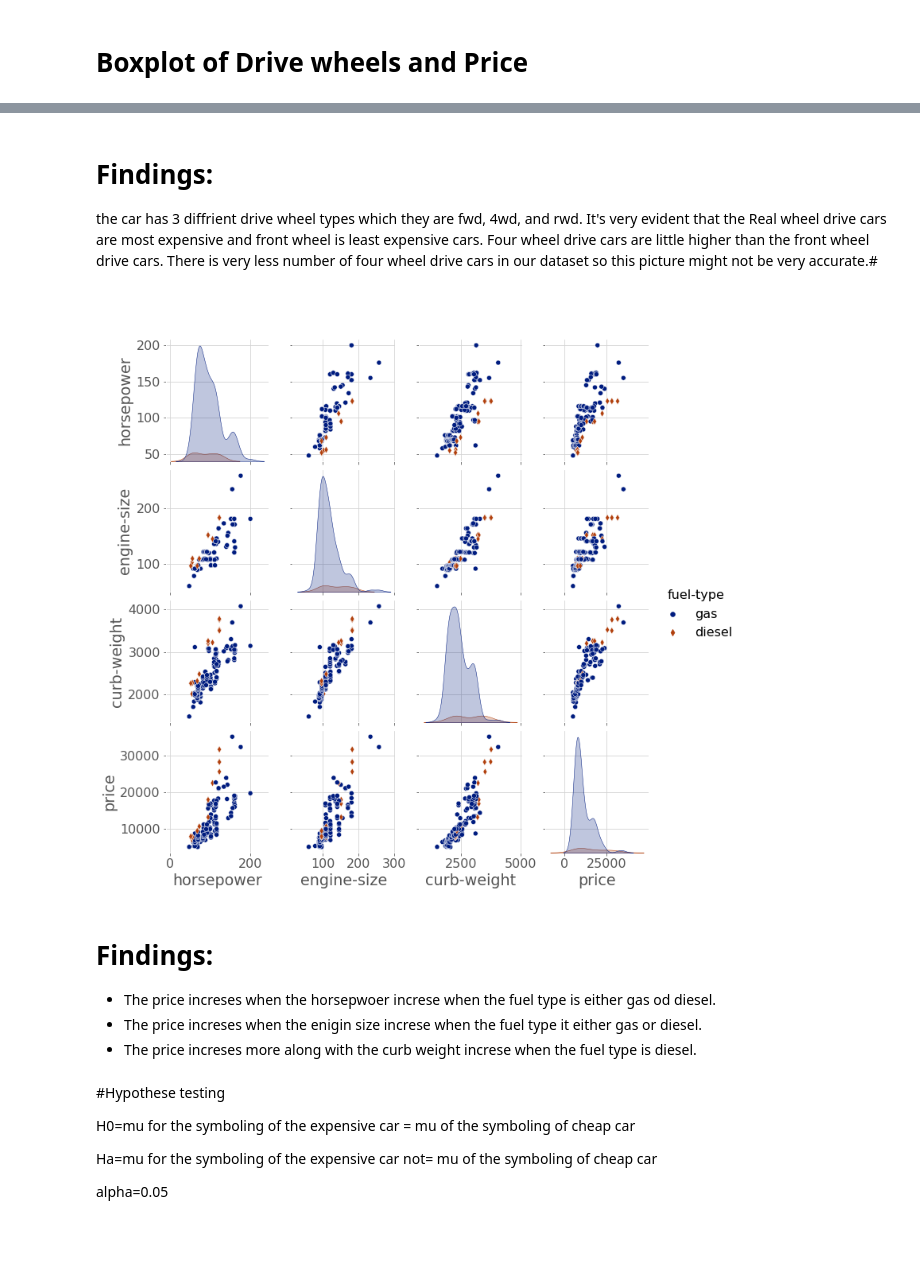
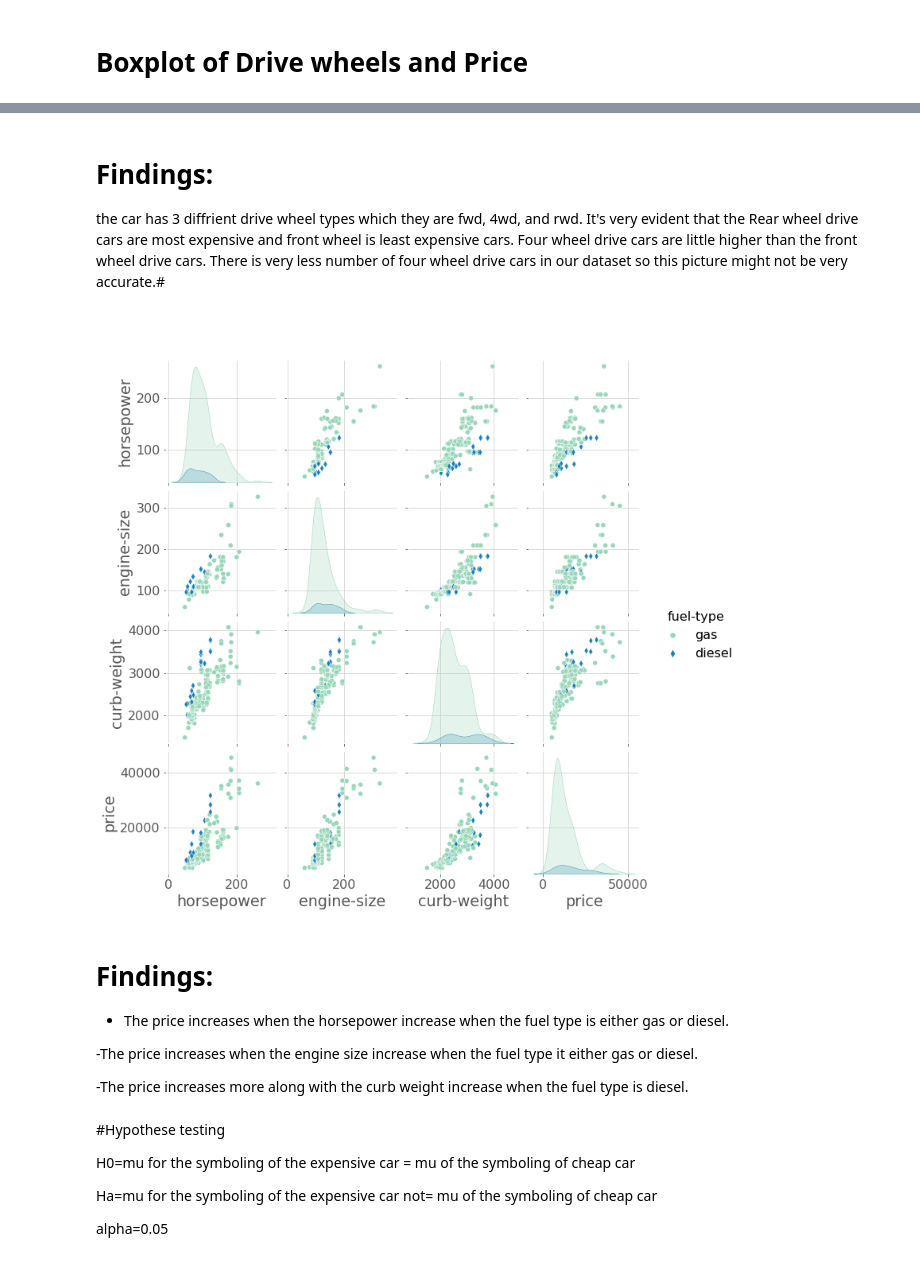
Before and after one commit to marwahfaraj/Automobile_Price_Prediction, a Jupyter notebook: unfinished_car.ipynb, the cells around one changed output, grey strips where cells are left out. Saved outputs shown, nothing was run; the diff lists cells and outputs as text; code cells hidden in the pictures; blank space fills up the shorter version.

```diff
--- a/unfinished_car.ipynb
+++ b/unfinished_car.ipynb
@@ -531,18 +553,20 @@ ax = sns.boxplot(x="drive-wheels", y="price", data=automobile, palette='YlGnBu')
 # %% [markdown]
 # Findings:
-the car has 3 diffrient drive wheel types which they are fwd, 4wd, and rwd. It's very evident that the Real wheel drive cars are most expensive and front wheel is least expensive cars. Four wheel drive cars are little higher than the front wheel drive cars. There is very less number of four wheel drive cars in our dataset so this picture might not be very accurate.#
+the car has 3 diffrient drive wheel types which they are fwd, 4wd, and rwd. It's very evident that the Rear wheel drive cars are most expensive and front wheel is least expensive cars. Four wheel drive cars are little higher than the front wheel drive cars. There is very less number of four wheel drive cars in our dataset so this picture might not be very accurate.#
 # %% [markdown]
 #
 # %%
 g = sns.pairplot(automobile[["horsepower", "engine-size", "curb-weight","price", "fuel-type"]],
-                 hue="fuel-type", palette='dark', markers=['o', 'd'])
+                 hue="fuel-type", palette='YlGnBu', markers=['o', 'd'])
 # %% [output]
-[figure, old version]
+[figure, new version]
 # %% [markdown]
 # Findings:
-- The price increses when the horsepwoer increse when the fuel type is either gas od diesel.
-- The price increses when the enigin size increse when the fuel type it either gas or diesel.
-- The price increses more along with the curb weight increse when the fuel type is diesel.
+- The price increases when the horsepower increase when the fuel type is either gas or diesel.
+
+-The price increases when the engine size increase when the fuel type it either gas or diesel.
+
+-The price increases more along with the curb weight increase when the fuel type is diesel.
 # %% [markdown]
 #Hypothese testing
 
```
Also changed, not shown: parts of 34 cells of this notebook.
